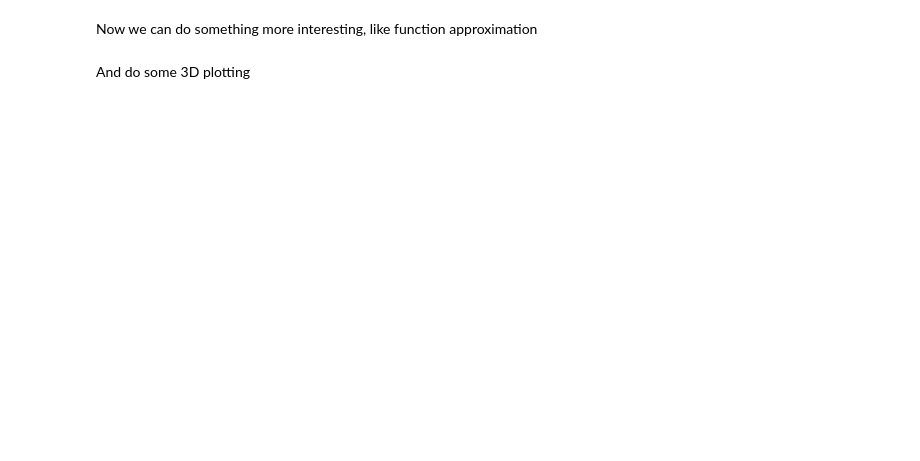
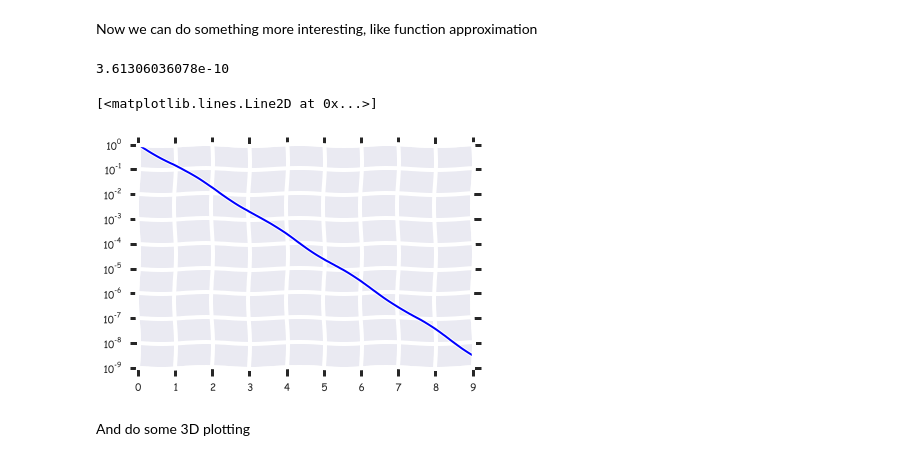
Before and after one commit to oseledets/nla2016, a Jupyter notebook: lectures/lecture-4.ipynb, the cells around one changed output. Drawn from its saved outputs; the diff is of its cells as text; code cells hidden in the pictures; blank space fills up the shorter version.

```diff
--- a/lectures/lecture-4.ipynb
+++ b/lectures/lecture-4.ipynb
@@ -305,19 +338,24 @@ ax.semilogy(s[:30]/s[0])
 Now we can do something more interesting, like function approximation
 # %%
 import numpy as np
+plt.xkcd()
 n = 128
 t = np.linspace(0, 5, n)
 x, y = np.meshgrid(t, t)
-f = 1.0 / (x + y + 0.5)
+f = 1.0 / (x + y + 0.5) # test your own function. Check 1.0 / (x - y + 0.5)
 u, s, v = np.linalg.svd(f, full_matrices=False)
 r = 10
 u = u[:, :r]
 s = s[:r]
-v = v[:r, :] #Mind the transpose here!
+v = v[:r, :] # Mind the transpose here!
 fappr = u.dot(np.diag(s).dot(v))
 er = np.linalg.norm(fappr - f, 'fro') / np.linalg.norm(f, 'fro')
 print er
 plt.semilogy(s/s[0])
+# %% [output]
+3.61306036078e-10
+[<matplotlib.lines.Line2D at 0x...>]
+[figure, added]
 # %% [markdown]
 And do some 3D plotting
 # %%
```
Also changed, not shown: parts of 37 cells of this notebook.
